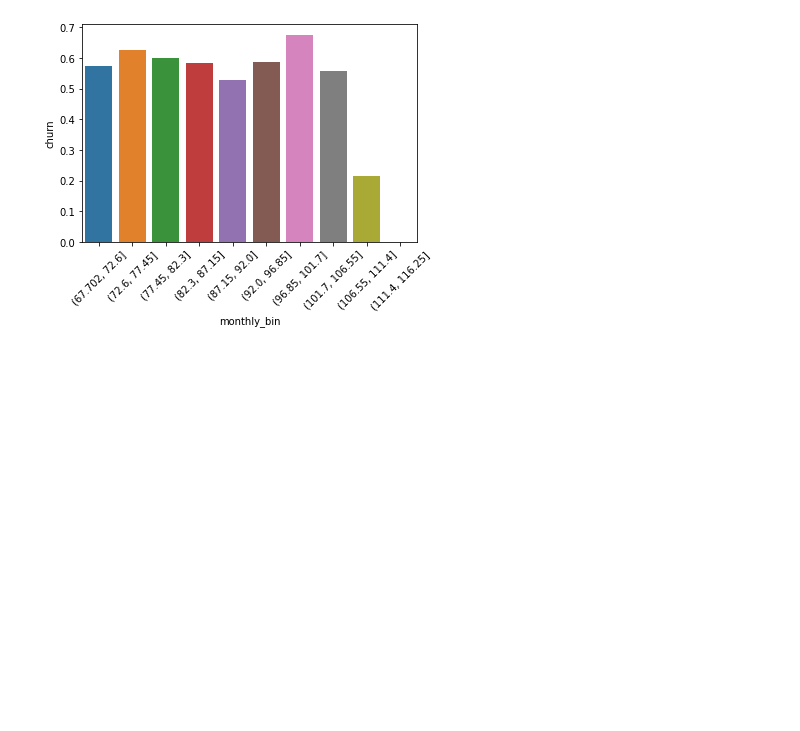
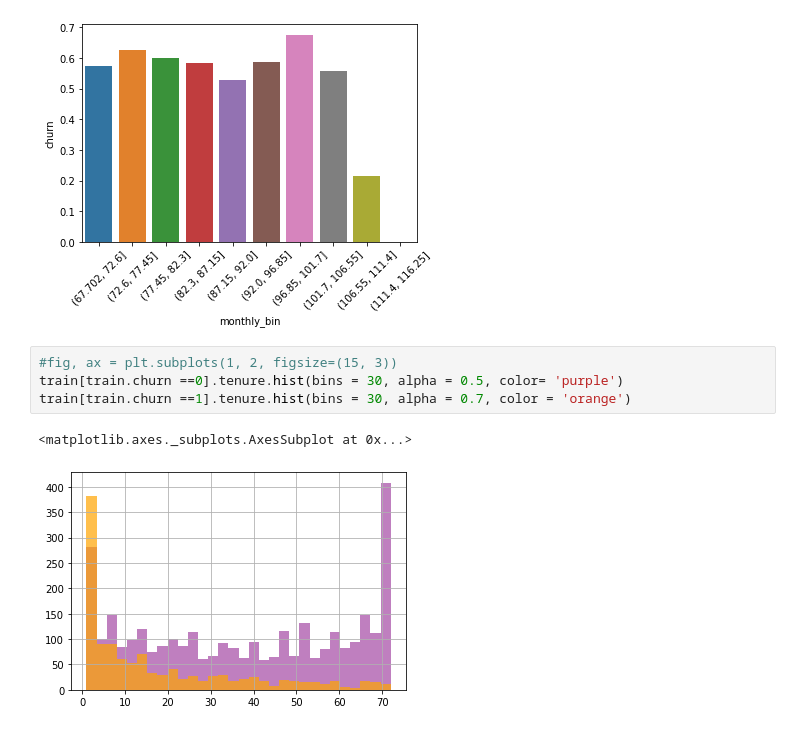
Before and after one commit to ravinder79/Telco_Churn, a Jupyter notebook: Telco_churn_ravinder.ipynb, the cells around one changed output. Saved outputs shown, nothing was run; the diff lists cells and outputs as text; blank space fills up the shorter version.

```diff
--- a/Telco_churn_ravinder.ipynb
+++ b/Telco_churn_ravinder.ipynb
@@ -576,3 +573,10 @@ plt.xticks(rotation=45)
 (array([0, 1, 2, 3, 4, 5, 6, 7, 8, 9]),
  <a list of 10 Text major ticklabel objects>)
 [figure]
+# %%
+#fig, ax = plt.subplots(1, 2, figsize=(15, 3))
+train[train.churn ==0].tenure.hist(bins = 30, alpha = 0.5, color= 'purple')
+train[train.churn ==1].tenure.hist(bins = 30, alpha = 0.7, color = 'orange')
+# %% [output]
+<matplotlib.axes._subplots.AxesSubplot at 0x...>
+[figure, added]
```
Also changed, not shown: parts of 4 cells of this notebook.
